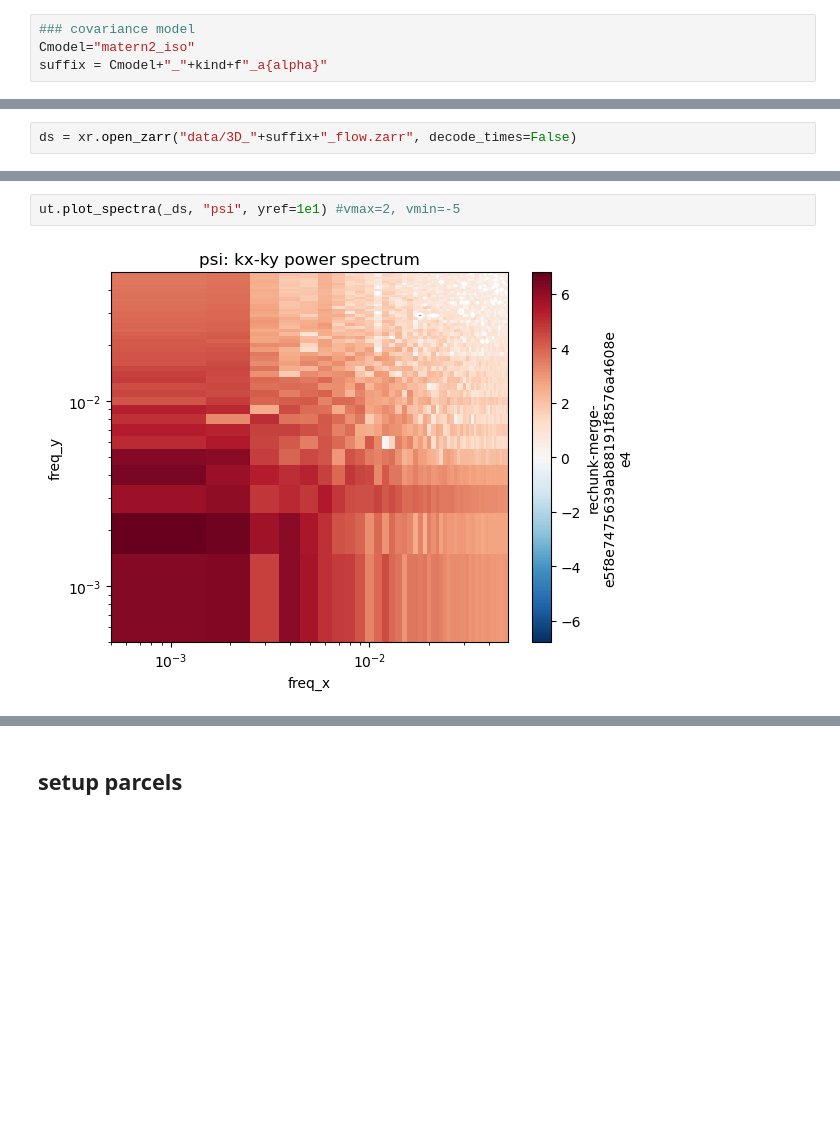
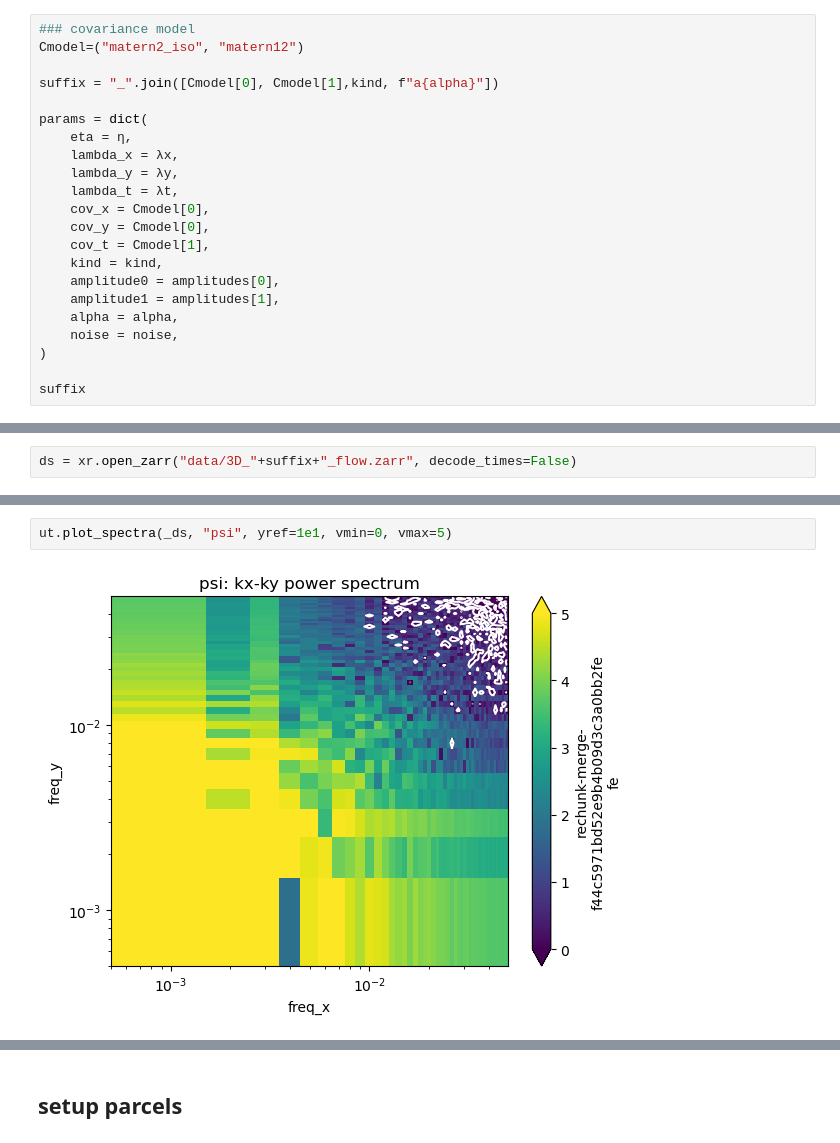
Before and after one commit to ahmaddroobi99/nwa, a Jupyter notebook: stats/drifter_3D.ipynb, the cells around one changed output, grey strips where cells are left out. Cells and saved outputs as stored; diff of their text form; blank space fills up the shorter version.

```diff
--- a/stats/drifter_3D.ipynb
+++ b/stats/drifter_3D.ipynb
@@ -107,5 +105,23 @@ dy = 1.  # km
 dt = 0.5 # days
 # %%
 ### covariance model
-Cmodel="matern2_iso"
-suffix = Cmodel+"_"+kind+f"_a{alpha}"
+Cmodel=("matern2_iso", "matern12")
+
+suffix = "_".join([Cmodel[0], Cmodel[1],kind, f"a{alpha}"])
+
+params = dict(
+    eta = η,
+    lambda_x = λx,
+    lambda_y = λy,
+    lambda_t = λt,
+    cov_x = Cmodel[0],
+    cov_y = Cmodel[0],
+    cov_t = Cmodel[1],
+    kind = kind,
+    amplitude0 = amplitudes[0],
+    amplitude1 = amplitudes[1],
+    alpha = alpha,
+    noise = noise,
+)
+
+suffix
@@ -170,4 +188,4 @@ ut.plot_snapshot(_ds);
 # %%
-ut.plot_spectra(_ds, "psi", yref=1e1) #vmax=2, vmin=-5
+ut.plot_spectra(_ds, "psi", yref=1e1, vmin=0, vmax=5)
 # %% [output]
-[figure, old version]
+[figure, new version]
```
Also changed, not shown: parts of 19 cells of this notebook, 2 other files.
